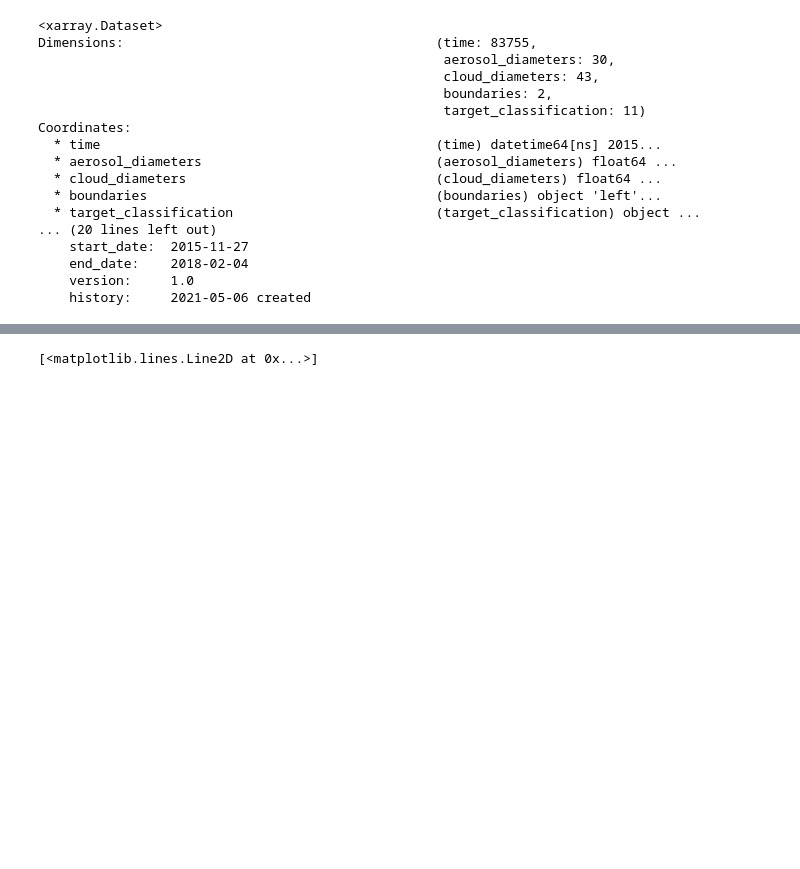
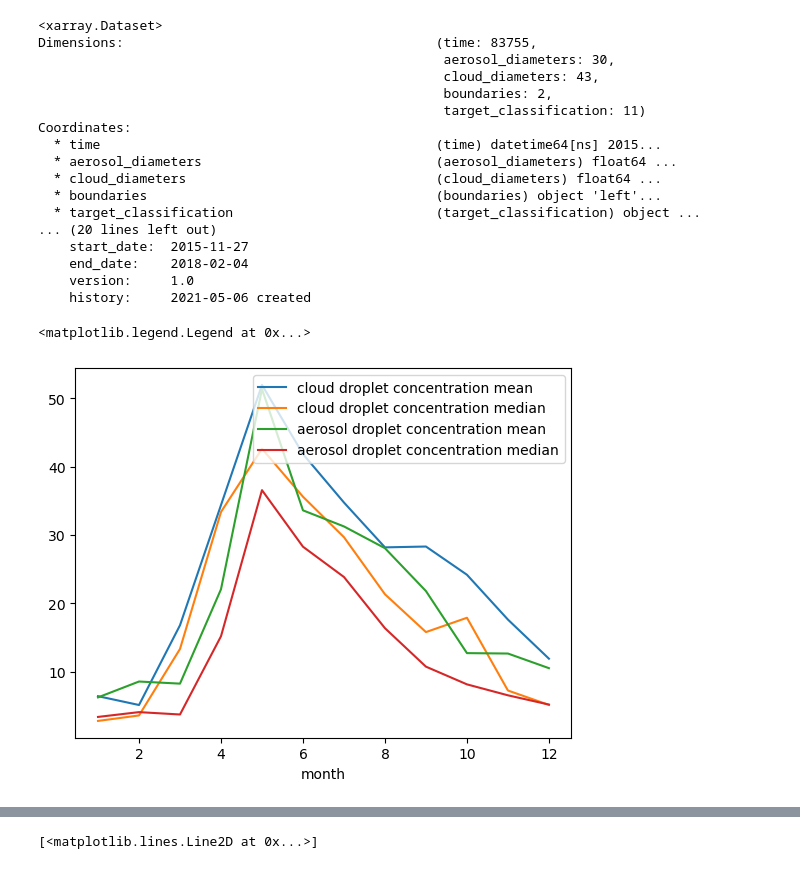
Before and after one commit to eScience-course/-Tjaernoe2022-group1, a Jupyter notebook: notebooks/Ingvild/Getting_started.ipynb, the cells around one changed output, grey strips where cells are left out. Drawn from its saved outputs; the diff is of its cells as text; code cells hidden in the pictures; blank space fills up the shorter version.

```diff
--- a/notebooks/Ingvild/Getting_started.ipynb
+++ b/notebooks/Ingvild/Getting_started.ipynb
@@ -60,6 +79,8 @@ Coordinates:
     history:     2021-05-06 created
 # %%
 Nx_cloud =compute_Nx_ebas_cleaned(data1_cl_mask,x=1e-9, var_diam = 'cloud_diameters', v_dNdlog10D='cloud_particle_size_distribution')
+# %%
+Nx_aero_tot=data1_cl_mask.total_aerosol_particle_concentration/data1_cl_mask.transmission_efficiency_factor
 # %%
 data1_cl_mask['aerosol_particle_size_distribution_eff_fac'] = data1_cl_mask.aerosol_particle_size_distribution/data1_cl_mask.transmission_efficiency_factor
 # %%
@@ -69,0 +90,10 @@ Nx_aero=Nx_aero/data1_cl_mask.enrichment_factor
+# %%
+Nx_cloud.groupby('time.month').mean(keep_attrs=True).plot(label='cloud droplet concentration mean')
+Nx_cloud.groupby('time.month').median().plot(label='cloud droplet concentration median')
+#data1_cl_mask.total_aerosol_particle_concentration.groupby('time.month').mean(keep_attrs=True).plot(label= 'aerosol droplet concentration')
+Nx_aero_tot.groupby('time.month').mean(keep_attrs=True).plot(label= 'aerosol droplet concentration mean')
+Nx_aero_tot.groupby('time.month').median(keep_attrs=True).plot(label= 'aerosol droplet concentration median')
+plt.legend()
+# %% [output]
+<matplotlib.legend.Legend at 0x...>
+[figure, added]
```
Also changed, not shown: parts of 40 cells of this notebook.
